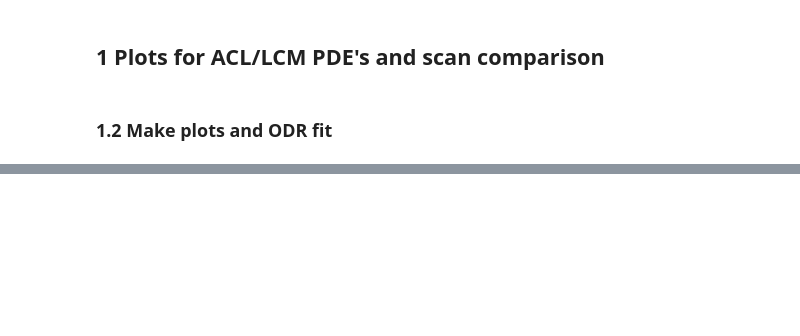
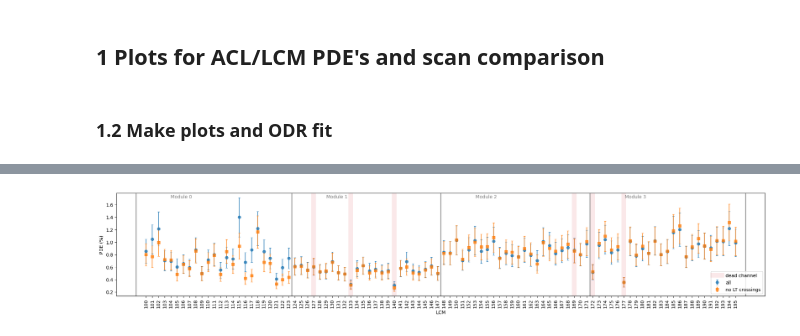
Before and after one commit to LHEP-neutrino/pde_ndlar_prototype, a Jupyter notebook: pde_2x2/4_plot_PDE.ipynb, the cells around one changed output, grey strips where cells are left out. Saved outputs shown, nothing was run; the diff lists cells and outputs as text; code cells hidden in the pictures; blank space fills up the shorter version.

```diff
--- a/pde_2x2/4_plot_PDE.ipynb
+++ b/pde_2x2/4_plot_PDE.ipynb
@@ -938,0 +974,28 @@ reduced chi2   = 10.3616
+# %%
+fig, ax= plt.subplots(figsize=(25, 4))
+
+plt.errorbar(trap_name_lcm, PDE_lcm, sigma_PDE_lcm, fmt='o', alpha=0.8, capsize=2, label='all')
+plt.errorbar(trap_name_lcm, PDE_noLTcr_lcm, sigma_PDE_noLTcr_lcm, fmt='s', alpha=0.8, capsize=2, label='no LT crossings')
+
+plt.axvline("127", ymin=0, ymax=1, color='tab:red', linewidth=10, alpha=0.1)
+plt.axvline("133", ymin=0, ymax=1, color='tab:red', linewidth=10, alpha=0.1)
+plt.axvline("140", ymin=0, ymax=1, color='tab:red', linewidth=10, alpha=0.1)
+plt.axvline("169", ymin=0, ymax=1, color='tab:red', linewidth=10, alpha=0.1)
+plt.axvline("172", ymin=0, ymax=1, color='tab:red', linewidth=10, alpha=0.1)
+plt.axvline("177", ymin=0, ymax=1, color='tab:red', linewidth=10, alpha=0.1, label='dead channel')
+ax.plot([0.03,0.03],[0,1], transform=ax.transAxes, color='tab:gray')
+ax.annotate('Module 0', xy=(0.1, 0.95), xycoords='axes fraction', ha='center', color='tab:gray')
+ax.plot([0.27,0.27],[0,1], transform=ax.transAxes, color='tab:gray')
+ax.annotate('Module 1', xy=(0.34, 0.95), xycoords='axes fraction', ha='center', color='tab:gray')
+ax.plot([0.5,0.5],[0,1], transform=ax.transAxes, color='tab:gray')
+ax.annotate('Module 2', xy=(0.57, 0.95), xycoords='axes fraction', ha='center', color='tab:gray')
+ax.plot([0.73,0.73],[0,1], transform=ax.transAxes, color='tab:gray')
+ax.annotate('Module 3', xy=(0.80, 0.95), xycoords='axes fraction', ha='center', color='tab:gray')
+ax.plot([0.97,0.97],[0,1], transform=ax.transAxes, color='tab:gray')
+plt.legend(loc='lower right')
+plt.xticks(rotation=90)
+plt.xlabel("LCM")
+plt.ylabel("PDE (%)")
+plt.show()
+# %% [output]
+[figure, added]
```
Also changed, not shown: parts of 7 cells of this notebook, 3 other files.
